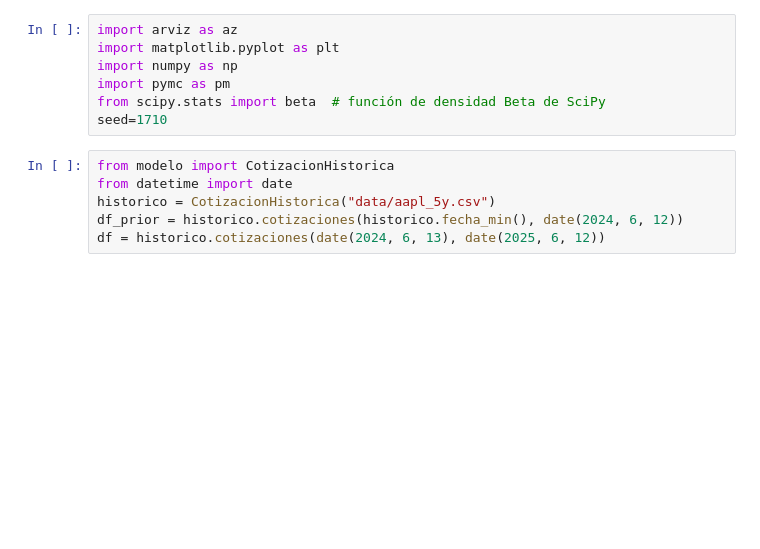
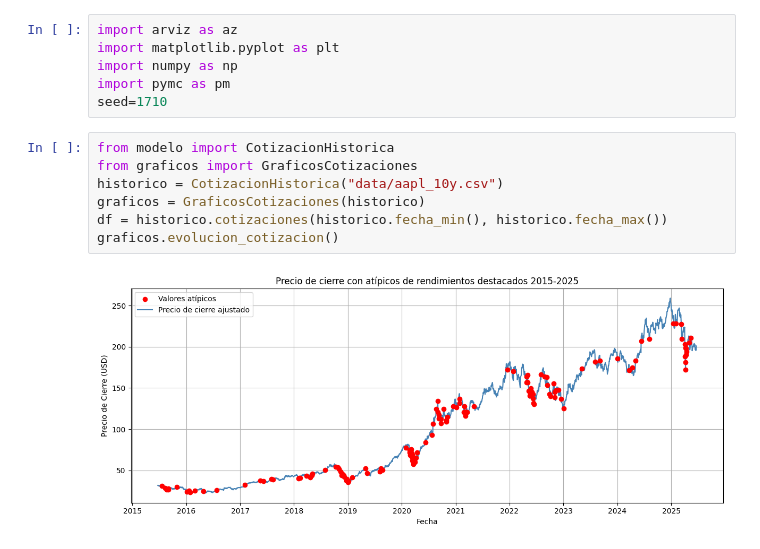
Before and after one commit to nadiasantillan/unsl-bayes-stock, a Jupyter notebook: mc.ipynb, the cells around one changed output. Drawn from its saved outputs; the diff is of its cells as text; blank space fills up the shorter version.

```diff
--- a/mc.ipynb
+++ b/mc.ipynb
@@ -3,11 +3,13 @@ import arviz as az
 import matplotlib.pyplot as plt
 import numpy as np
 import pymc as pm
-from scipy.stats import beta  # función de densidad Beta de SciPy
 seed=1710
 # %%
 from modelo import CotizacionHistorica
-from datetime import date
-historico = CotizacionHistorica("data/aapl_5y.csv")
-df_prior = historico.cotizaciones(historico.fecha_min(), date(2024, 6, 12))
-df = historico.cotizaciones(date(2024, 6, 13), date(2025, 6, 12))
+from graficos import GraficosCotizaciones
+historico = CotizacionHistorica("data/aapl_10y.csv")
+graficos = GraficosCotizaciones(historico)
+df = historico.cotizaciones(historico.fecha_min(), historico.fecha_max())
+graficos.evolucion_cotizacion()
+# %% [output]
+[figure, added]
```
Also changed, not shown: parts of 17 cells of this notebook, 4 other files.
